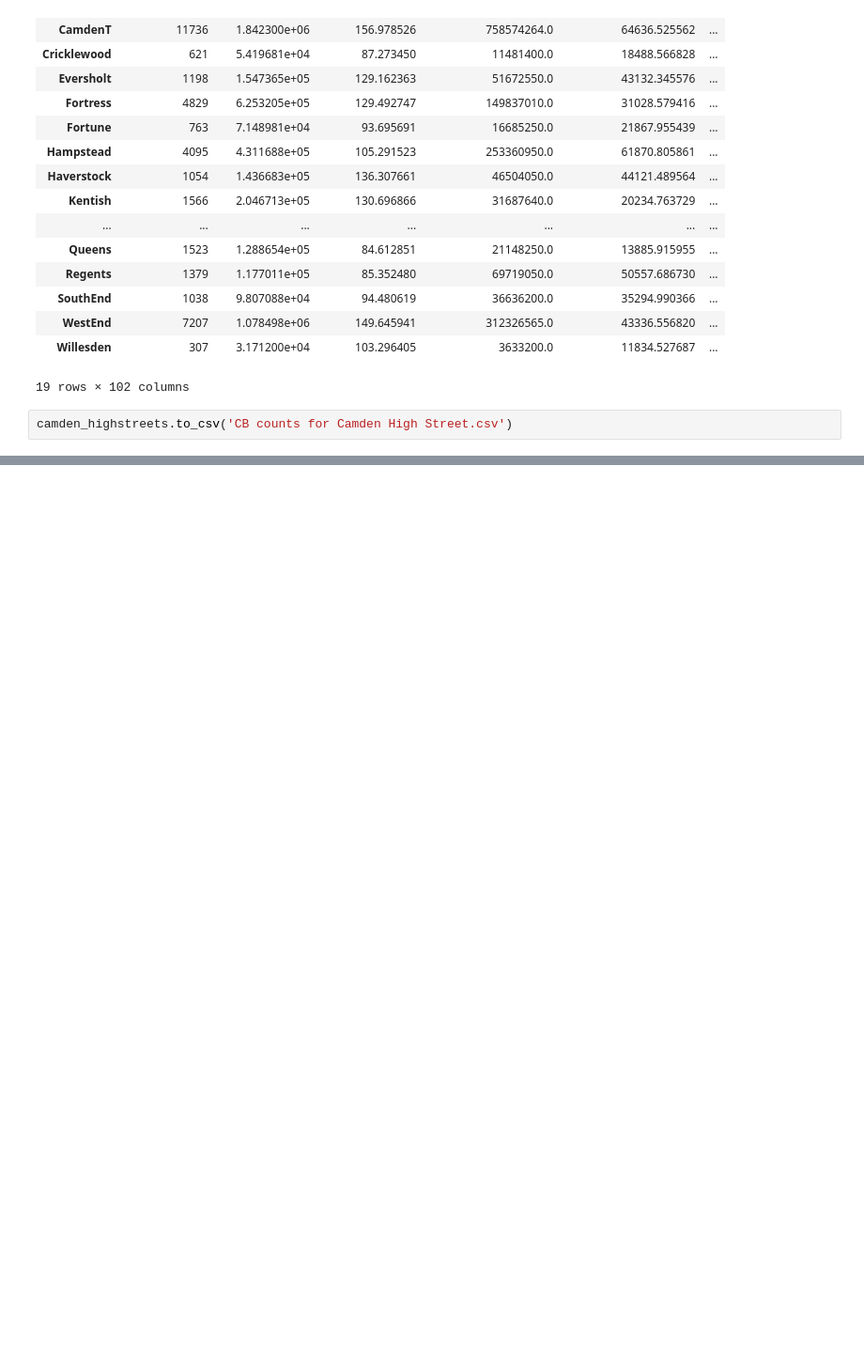
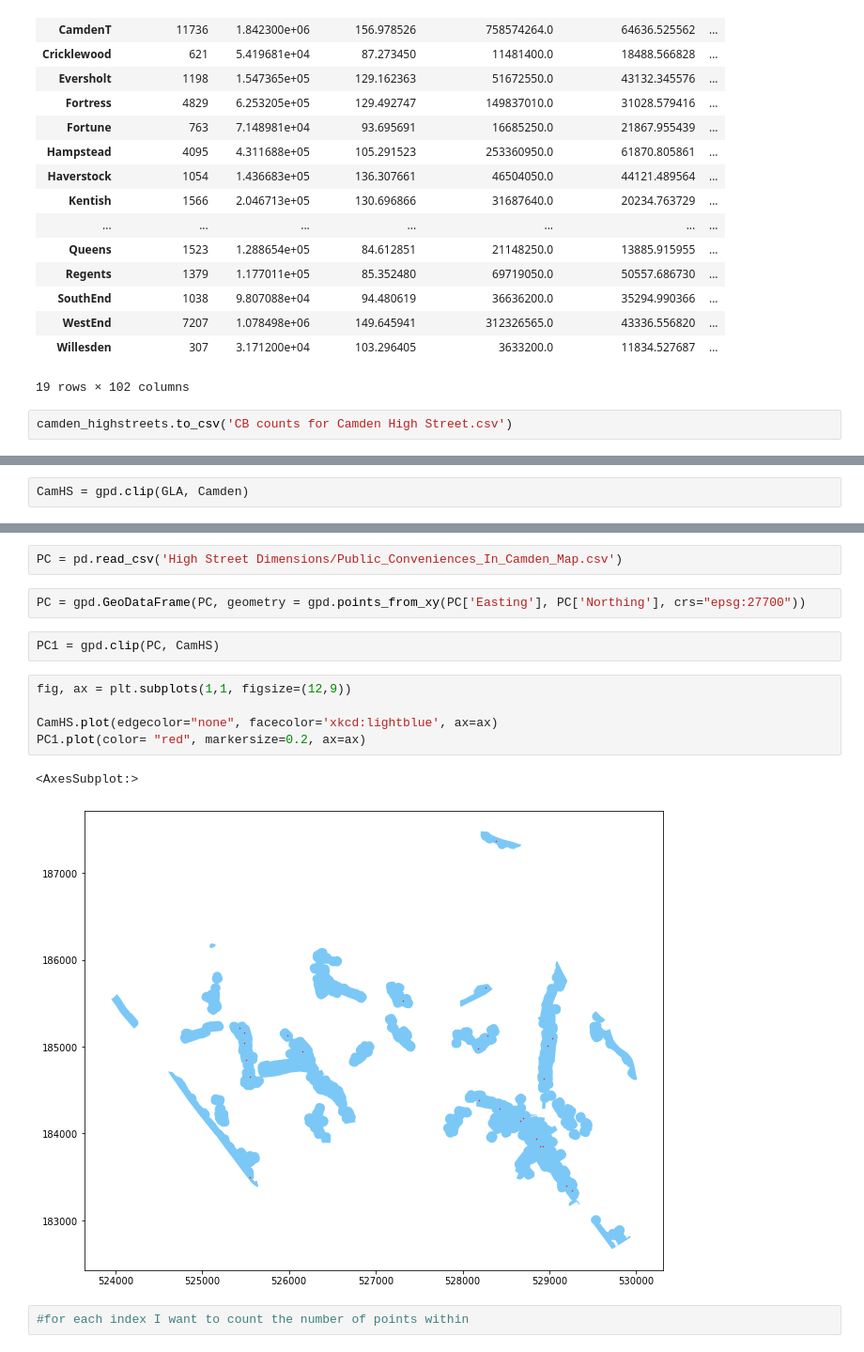
Before and after one commit to christinabotros/Camden-High-Street-Analysis, a Jupyter notebook: 5.1. Re-shaping Whythawk for Profiling.ipynb, the cells around one changed output, grey strips where cells are left out. Shown at 94% size. Cells and saved outputs as stored; diff of their text form; blank space fills up the shorter version.

```diff
--- a/5.1. Re-shaping Whythawk for Profiling.ipynb
+++ b/5.1. Re-shaping Whythawk for Profiling.ipynb
@@ -914,0 +930,2 @@ camden_highstreets.to_csv('CB counts for Camden High Street.csv')
+# %%
+CamHS = gpd.clip(GLA, Camden)
@@ -914,0 +935,16 @@ camden_highstreets.to_csv('CB counts for Camden High Street.csv')
+# %%
+PC = pd.read_csv('High Street Dimensions/Public_Conveniences_In_Camden_Map.csv')
+# %%
+PC = gpd.GeoDataFrame(PC, geometry = gpd.points_from_xy(PC['Easting'], PC['Northing'], crs="epsg:27700"))
+# %%
+PC1 = gpd.clip(PC, CamHS)
+# %%
+fig, ax = plt.subplots(1,1, figsize=(12,9))
+
+CamHS.plot(edgecolor="none", facecolor='xkcd:lightblue', ax=ax)
+PC1.plot(color= "red", markersize=0.2, ax=ax)
+# %% [output]
+<AxesSubplot:>
+[figure, added]
+# %%
+#for each index I want to count the number of points within
```
Also changed, not shown: parts of 13 cells of this notebook.
